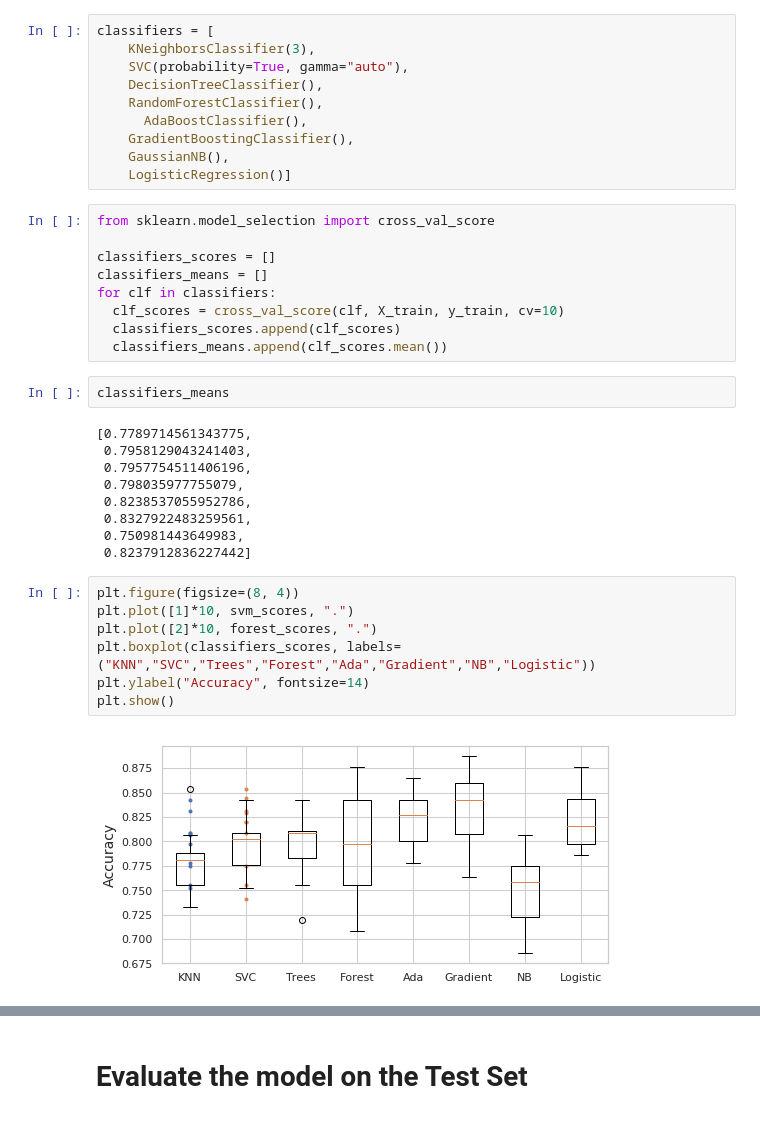
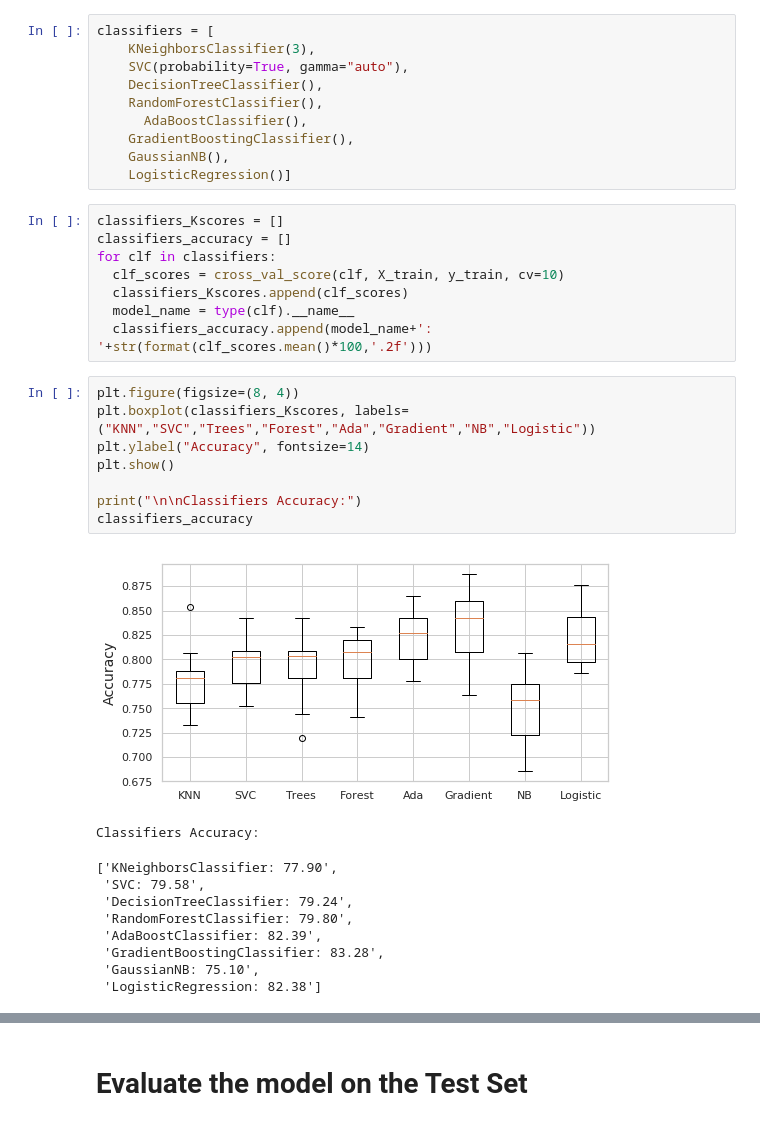
Before and after one commit to ketanpandey01/Titanic-Survival-Prediction, a Jupyter notebook: Titanic.ipynb, the cells around one changed output, grey strips where cells are left out. Cells and saved outputs as stored; diff of their text form.

```diff
--- a/Titanic.ipynb
+++ b/Titanic.ipynb
@@ -489,31 +470,29 @@ classifiers = [
     GaussianNB(),
     LogisticRegression()]
 # %%
-from sklearn.model_selection import cross_val_score
-
-classifiers_scores = []
-classifiers_means = []
+classifiers_Kscores = []
+classifiers_accuracy = []
 for clf in classifiers:
   clf_scores = cross_val_score(clf, X_train, y_train, cv=10)
-  classifiers_scores.append(clf_scores)
-  classifiers_means.append(clf_scores.mean())
+  classifiers_Kscores.append(clf_scores)
+  model_name = type(clf).__name__
+  classifiers_accuracy.append(model_name+': '+str(format(clf_scores.mean()*100,'.2f')))
-# %%
-classifiers_means
-# %% [output]
-[0.7789714561343775,
- 0.7958129043241403,
- 0.7957754511406196,
- 0.798035977755079,
- 0.8238537055952786,
- 0.8327922483259561,
- 0.750981443649983,
- 0.8237912836227442]
 # %%
 plt.figure(figsize=(8, 4))
-plt.plot([1]*10, svm_scores, ".")
-plt.plot([2]*10, forest_scores, ".")
-plt.boxplot(classifiers_scores, labels=("KNN","SVC","Trees","Forest","Ada","Gradient","NB","Logistic"))
+plt.boxplot(classifiers_Kscores, labels=("KNN","SVC","Trees","Forest","Ada","Gradient","NB","Logistic"))
 plt.ylabel("Accuracy", fontsize=14)
 plt.show()
+
+print("\n\nClassifiers Accuracy:")
+classifiers_accuracy
 # %% [output]
-[figure, old version]
+[figure, new version]
+Classifiers Accuracy:
+['KNeighborsClassifier: 77.90',
+ 'SVC: 79.58',
+ 'DecisionTreeClassifier: 79.24',
+ 'RandomForestClassifier: 79.80',
+ 'AdaBoostClassifier: 82.39',
+ 'GradientBoostingClassifier: 83.28',
+ 'GaussianNB: 75.10',
+ 'LogisticRegression: 82.38']
```
Also changed, not shown: parts of 22 cells of this notebook.
